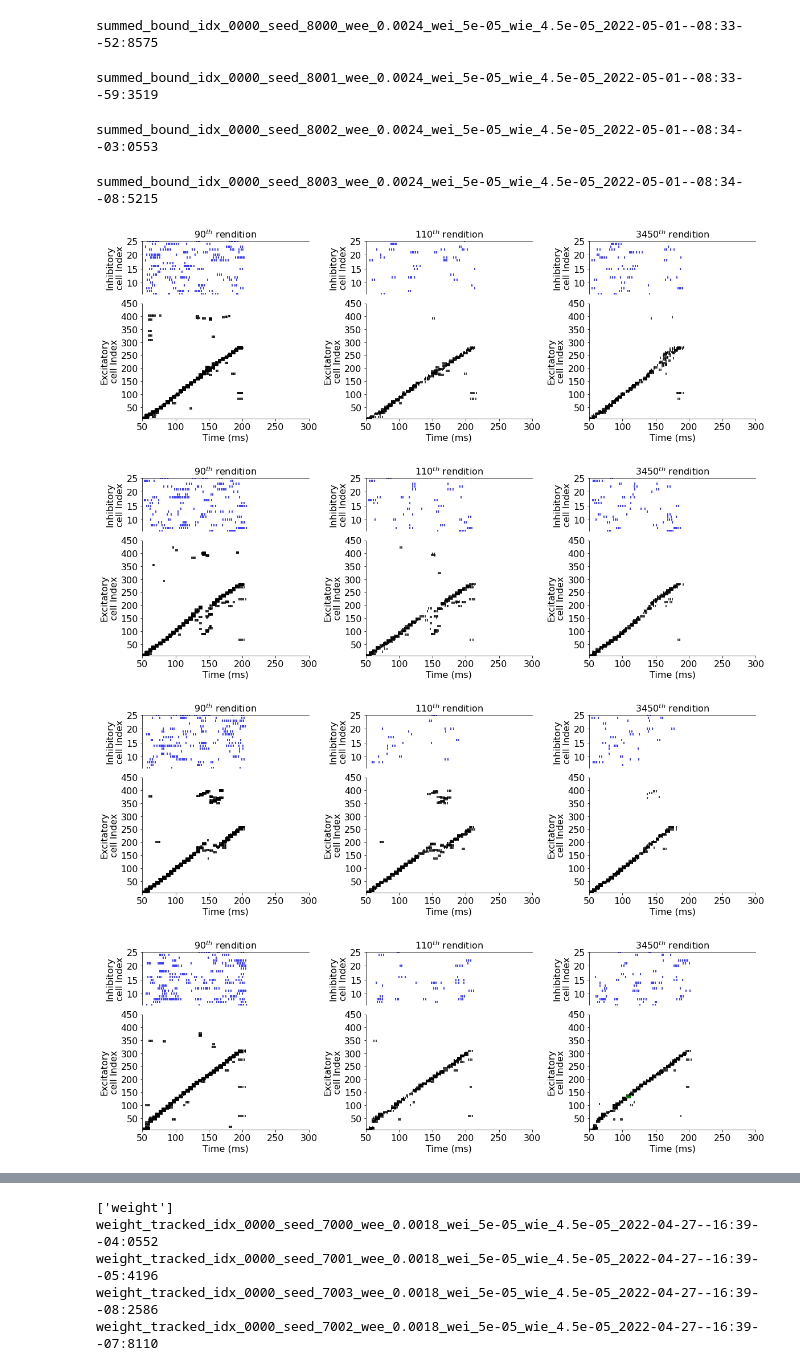
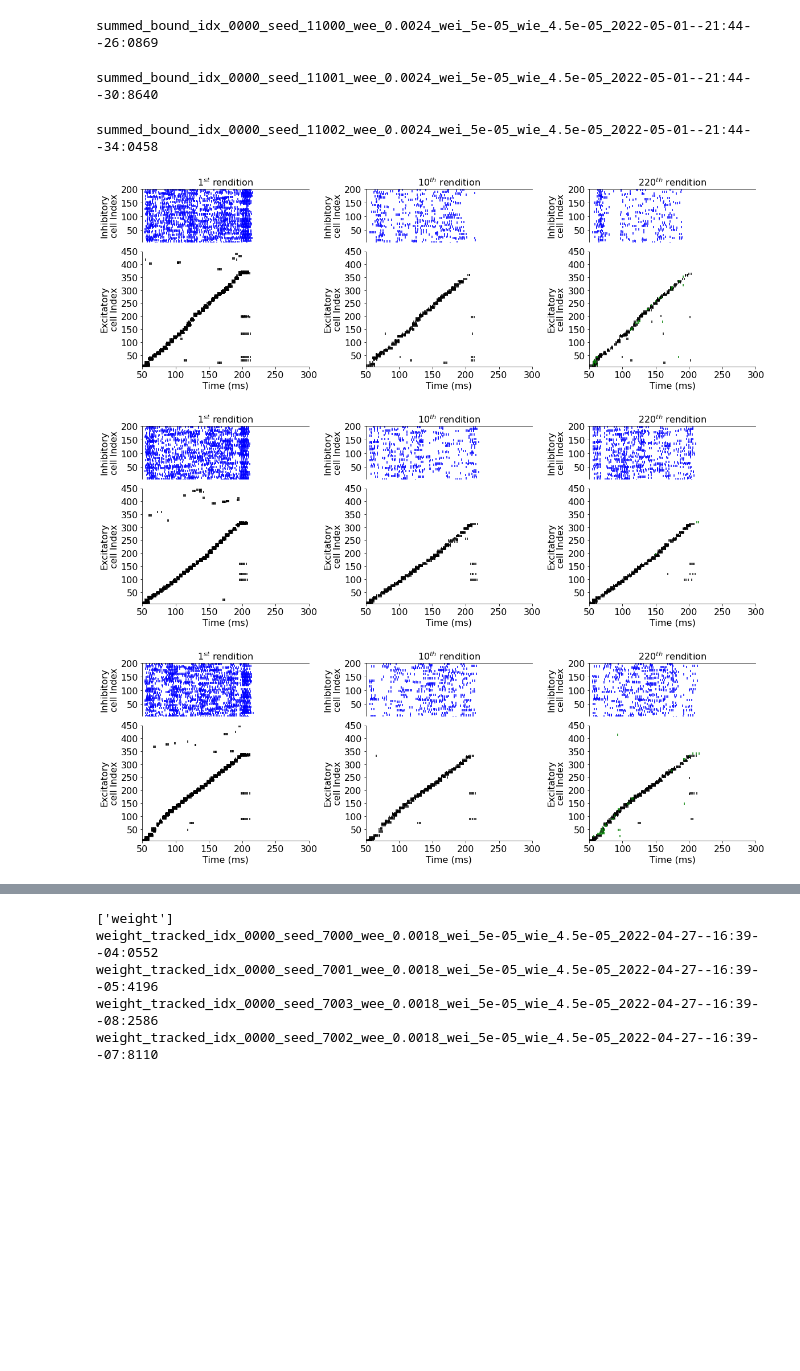
Before and after one commit to davidgbe/synfire_chain_growth, a Jupyter notebook: resilience_project_22_04_13/neurogenesis_+_heterosynaptic_comp_22_04_13/firing_rate_bound_neurogenesis_22_04_20/nb.ipynb, the cells around one changed output, grey strips where cells are left out. Drawn from its saved outputs; the diff is of its cells as text; code cells hidden in the pictures; blank space fills up the shorter version.

```diff
--- a/resilience_project_22_04_13/neurogenesis_+_heterosynaptic_comp_22_04_13/firing_rate_bound_neurogenesis_22_04_20/nb.ipynb
+++ b/resilience_project_22_04_13/neurogenesis_+_heterosynaptic_comp_22_04_13/firing_rate_bound_neurogenesis_22_04_20/nb.ipynb
@@ -268,7 +268,7 @@ def make_figure_1_sparse(name, cell_range=(0, 900), per_shown=1., layer_size=10,
                 if len(inh_raster) > 0:
                     axs[j][0].scatter(inh_raster[0, :] * 1000, inh_raster[1, :] - n_cells, s=10, c=interneuron_blue, zorder=0, alpha=1, marker='|')
                 axs[j][1].set_ylim(0, n_cells)
-                axs[j][0].set_ylim(0, 25)
+                axs[j][0].set_ylim(0, 200)
                 axs[j][0].set_ylabel('Inhibitory\ncell Index')
                 axs[j][1].set_ylabel('Excitatory\ncell Index')
                 axs[j][1].set_xlabel('Time (ms)')
@@ -293,20 +293,18 @@ def make_figure_1_sparse(name, cell_range=(0, 900), per_shown=1., layer_size=10,
 #         save_fig(fig, './figures/paper/rasters', f'{exp_dir_name}.svg')
 # %%
 make_figure_1_sparse(
-    ['summed_bound_idx_0000_seed_800'],
+    ['summed_bound_idx_0000_seed_1100'],
     cell_range=(0, 450),
-    timepoints=[9, 11, 345],
-    sort_timepoint=355,
+    timepoints=[0, 1, 22],
+    sort_timepoint=25,
     per_shown=1.,
     color='#c41f3b',
     reverse=True
 )
 # %% [output]
-summed_bound_idx_0000_seed_8000_wee_0.0024_wei_5e-05_wie_4.5e-05_2022-05-01--08:33--52:8575
+summed_bound_idx_0000_seed_11000_wee_0.0024_wei_5e-05_wie_4.5e-05_2022-05-01--21:44--26:0869
-summed_bound_idx_0000_seed_8001_wee_0.0024_wei_5e-05_wie_4.5e-05_2022-05-01--08:33--59:3519
+summed_bound_idx_0000_seed_11001_wee_0.0024_wei_5e-05_wie_4.5e-05_2022-05-01--21:44--30:8640
-summed_bound_idx_0000_seed_8002_wee_0.0024_wei_5e-05_wie_4.5e-05_2022-05-01--08:34--03:0553
+summed_bound_idx_0000_seed_11002_wee_0.0024_wei_5e-05_wie_4.5e-05_2022-05-01--21:44--34:0458
-summed_bound_idx_0000_seed_8003_wee_0.0024_wei_5e-05_wie_4.5e-05_2022-05-01--08:34--08:5215
-[figure, old version]
+[figure, new version]
-[figure, old version]
+[figure, new version]
-[figure, old version]
+[figure, new version]
-[figure, removed]
```
Also changed, not shown: parts of 3 cells of this notebook, 2 other files.
